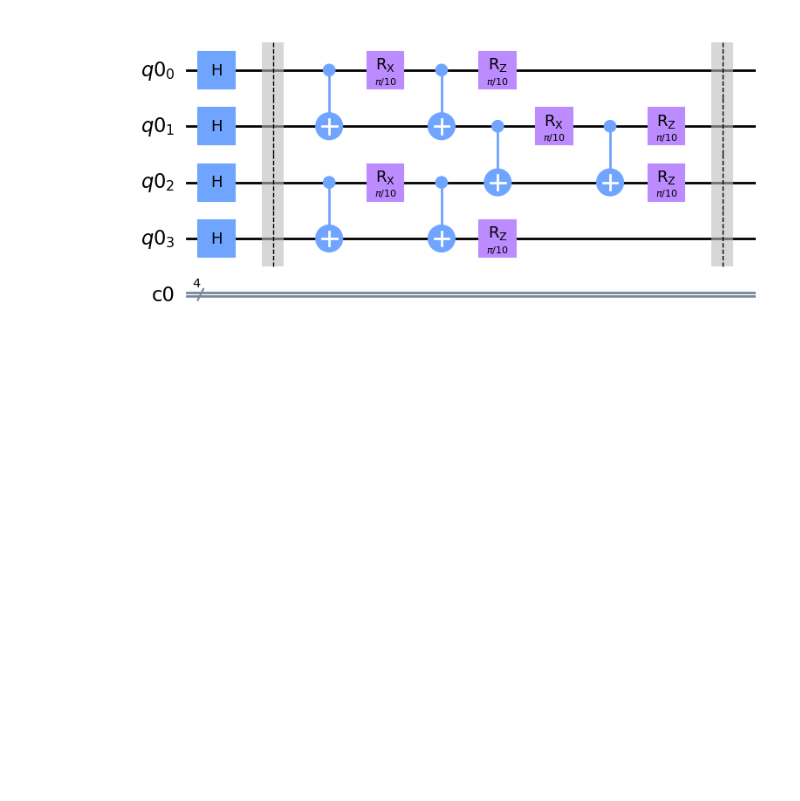
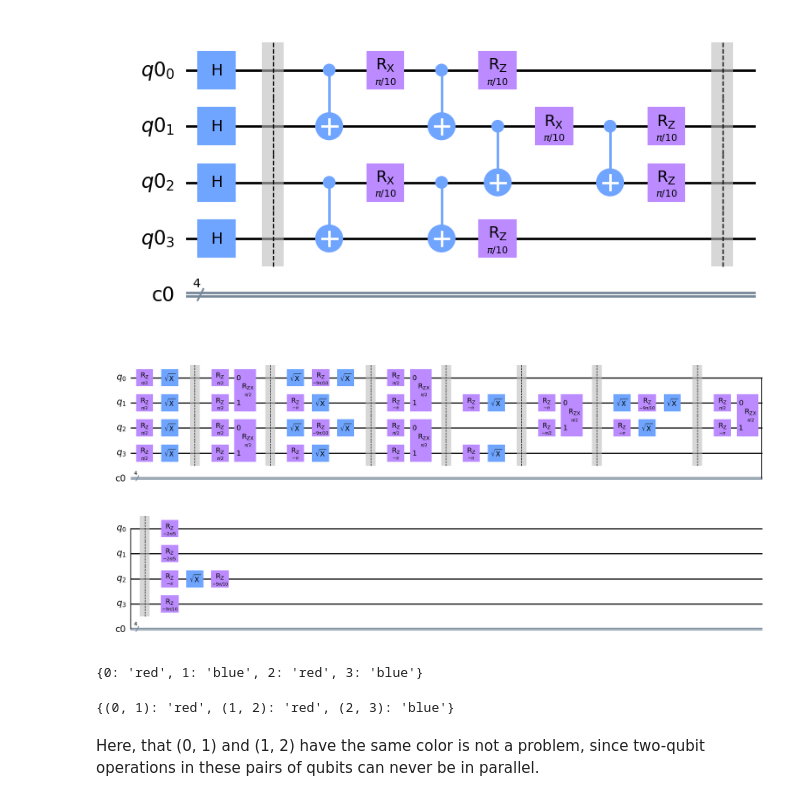
Before and after one commit to andgoldschmidt/pulse-simulator, a Jupyter notebook: notebooks/02_scheduling_moments.ipynb, the cells around one changed output. Saved outputs shown, nothing was run; the diff lists cells and outputs as text; code cells hidden in the pictures; blank space fills up the shorter version.

Commit message:
Two-qubit pulse moment

```diff
--- a/notebooks/02_scheduling_moments.ipynb
+++ b/notebooks/02_scheduling_moments.ipynb
@@ -103,13 +104,33 @@ circ.draw("mpl", style="clifford")
 # %% [output]
 [figure]
 # %%
-basis_gates = ['rz','x','sx', 'ecr', 'id']
-scheduler = RobustScheduler(basis_gates=basis_gates, reattach=False, attach_final_virtual=False)
+basis_gates = ["rz", "x", "sx", "rzx", "id"]
+scheduler = RobustScheduler(
+    basis_gates=basis_gates, reattach=False, attach_final_virtual=False
+)
+circ = qk.transpiler.passes.RemoveBarriers()(circ)
 scheduled_dag = scheduler.run(circ, return_dag=True)
+# %%
+# the final output with virtual zs should look something like
+RobustScheduler(basis_gates=basis_gates).run(circ).draw("mpl", style="clifford")
+# %% [output]
+[figure, added]
 # %%
-coloring = {
-    qubit: "red" if qubit % 2 == 0 else "blue"
-    for qubit in range(N)
-}
+one_qubit_coloring = {qubit: "red" if qubit % 2 == 0 else "blue" for qubit in range(N)}
+one_qubit_coloring
+# %% [output]
+{0: 'red', 1: 'blue', 2: 'red', 3: 'blue'}
+# %%
+flag = True
+two_qubit_coloring = {}
+for qubit in range(N - 1):
+    if qubit % 2 == 0:
+        flag = not flag
+    two_qubit_coloring[tuple({qubit, qubit + 1})] = "blue" if flag else "red"
+two_qubit_coloring
+# %% [output]
+{(0, 1): 'red', (1, 2): 'red', (2, 3): 'blue'}
+# %% [markdown]
+Here, that (0, 1) and (1, 2) have the same color is not a problem, since two-qubit operations in these pairs of qubits can never be in parallel.
 # %%
 subdags = [layer["graph"] for layer in scheduled_dag.layers()]
```
Also changed, not shown: parts of 5 cells of this notebook, 2 other files.
